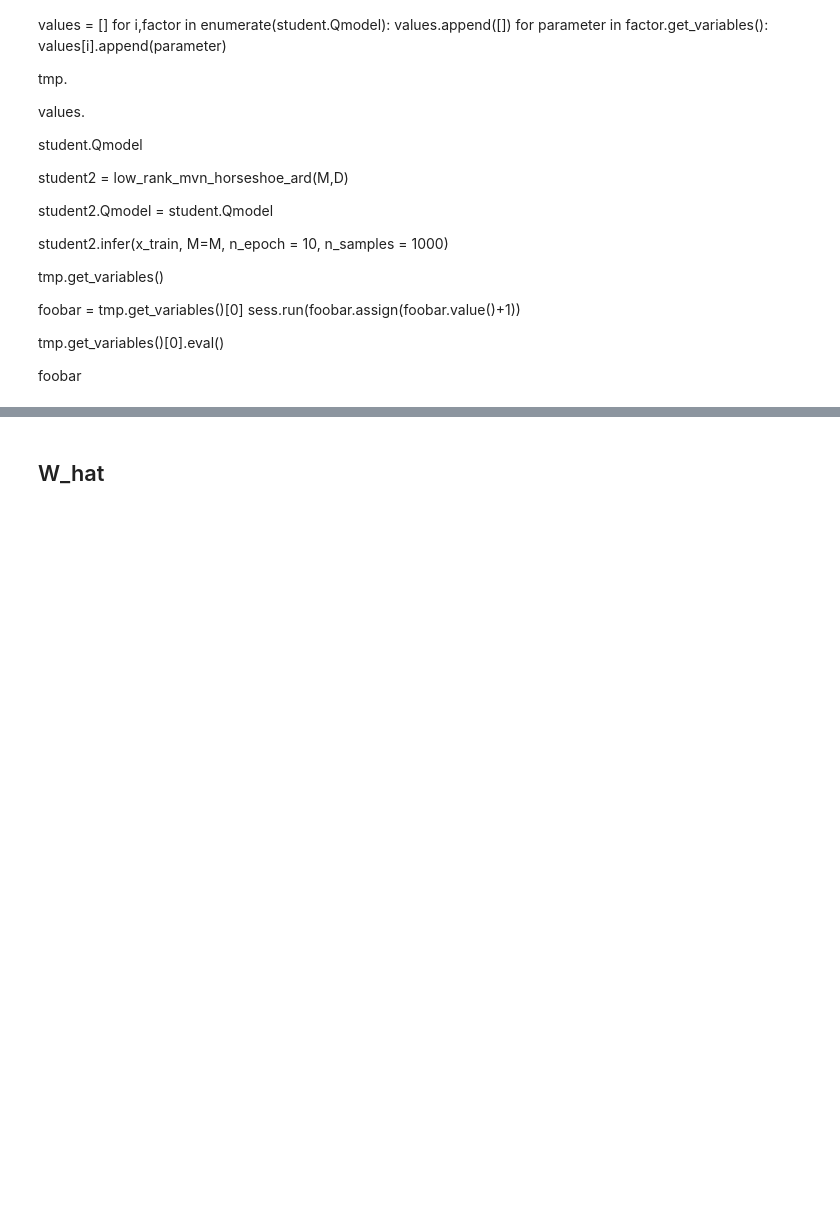
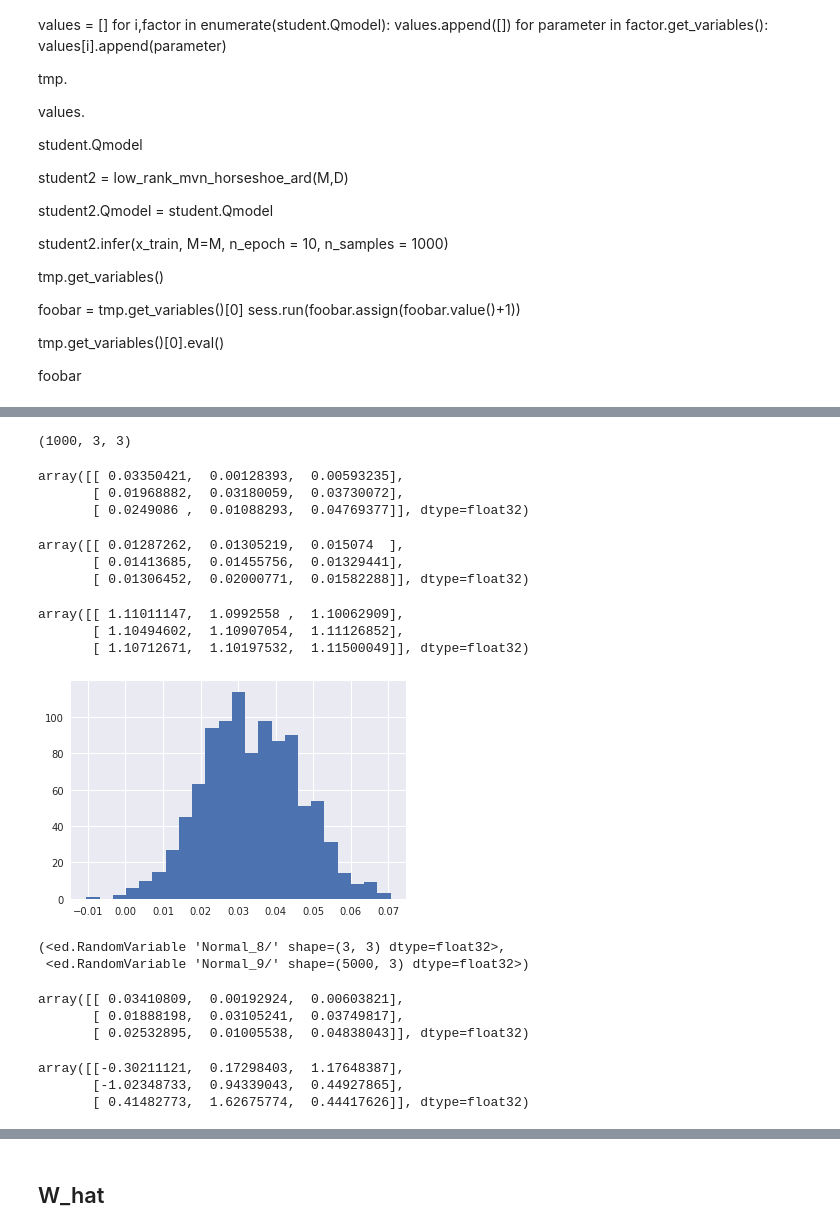
Before and after one commit to deoxyribose/auml, a Jupyter notebook: edward-factor/amortized-factor_model-horseshoe-Copy1.ipynb, the cells around one changed output, grey strips where cells are left out. Saved outputs shown, nothing was run; the diff lists cells and outputs as text; code cells hidden in the pictures; blank space fills up the shorter version.

```diff
--- a/edward-factor/amortized-factor_model-horseshoe-Copy1.ipynb
+++ b/edward-factor/amortized-factor_model-horseshoe-Copy1.ipynb
@@ -379,0 +368,2 @@ hinton(W_prior.T)
+# %%
+qw = student.Qmodel[0]
@@ -379,0 +381,45 @@ hinton(W_prior.T)
+# %%
+qwsamples = qw.sample(1000).eval()
+# %%
+qwsamples.shape
+# %% [output]
+(1000, 3, 3)
+# %%
+qwsamples.mean(0)
+# %% [output]
+array([[ 0.03350421,  0.00128393,  0.00593235],
+       [ 0.01968882,  0.03180059,  0.03730072],
+       [ 0.0249086 ,  0.01088293,  0.04769377]], dtype=float32)
+# %%
+qwsamples.std(0)
+# %% [output]
+array([[ 0.01287262,  0.01305219,  0.015074  ],
+       [ 0.01413685,  0.01455756,  0.01329441],
+       [ 0.01306452,  0.02000771,  0.01582288]], dtype=float32)
+# %%
+tf.nn.softplus(tf.nn.softplus(qwmean)).eval()
+# %% [output]
+array([[ 1.11011147,  1.0992558 ,  1.10062909],
+       [ 1.10494602,  1.10907054,  1.11126852],
+       [ 1.10712671,  1.10197532,  1.11500049]], dtype=float32)
+# %%
+plt.hist(qwsamples[:,0,0],'auto');
+# %% [output]
+[figure, added]
+# %%
+student.Qmodel
+# %% [output]
+(<ed.RandomVariable 'Normal_8/' shape=(3, 3) dtype=float32>,
+ <ed.RandomVariable 'Normal_9/' shape=(5000, 3) dtype=float32>)
+# %%
+qwmode
+# %% [output]
+array([[ 0.03410809,  0.00192924,  0.00603821],
+       [ 0.01888198,  0.03105241,  0.03749817],
+       [ 0.02532895,  0.01005538,  0.04838043]], dtype=float32)
+# %%
+W_prior
+# %% [output]
+array([[-0.30211121,  0.17298403,  1.17648387],
+       [-1.02348733,  0.94339043,  0.44927865],
+       [ 0.41482773,  1.62675774,  0.44417626]], dtype=float32)
```
Also changed, not shown: parts of 20 cells of this notebook, 7 other files.
